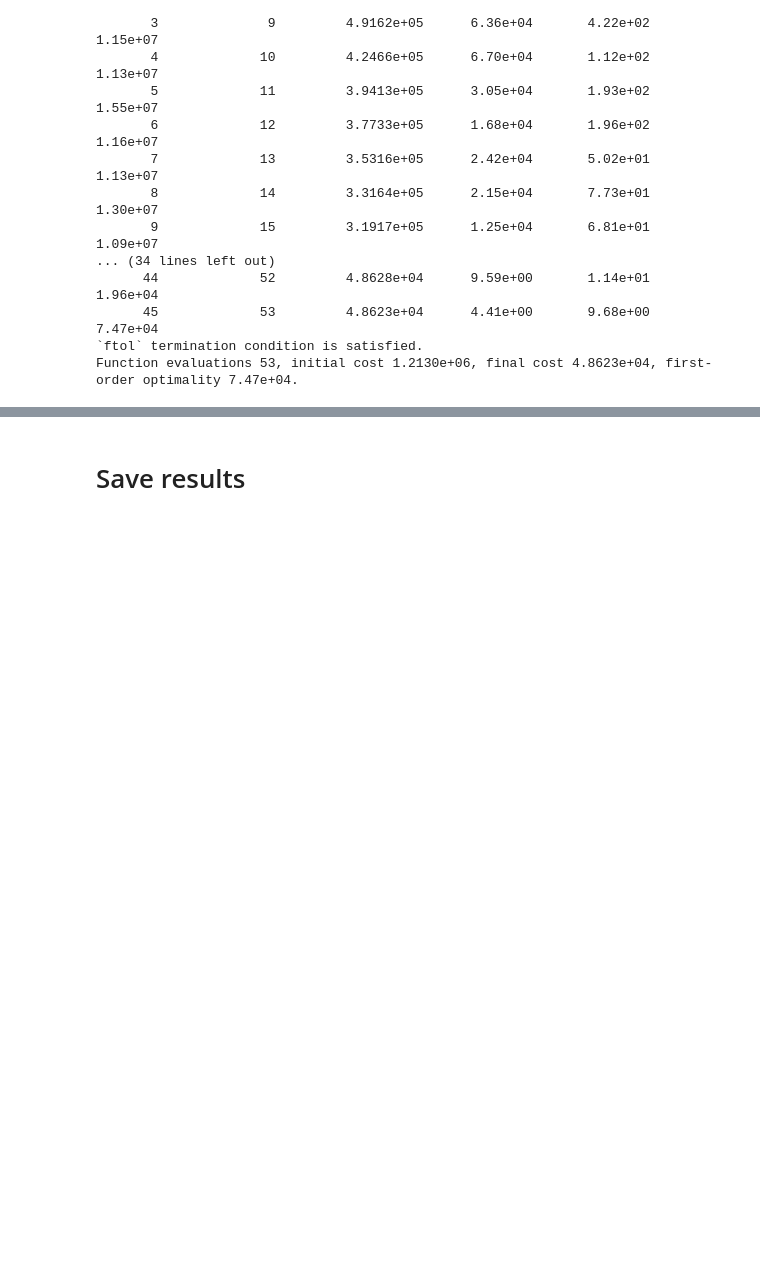
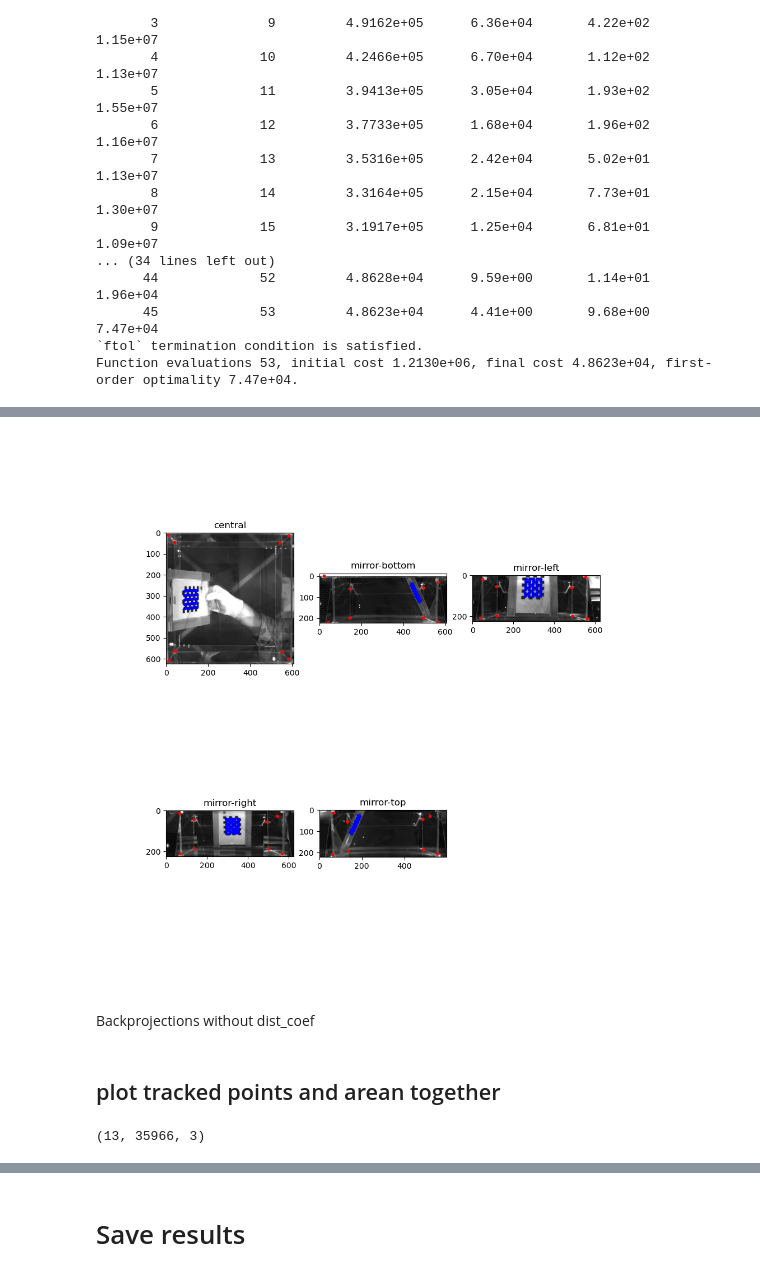
Before and after one commit to iurillilab/3d-setup, a Jupyter notebook: complete_pipeline/2_calibration_tutorial copy.ipynb, the cells around one changed output, grey strips where cells are left out. Saved outputs shown, nothing was run; the diff lists cells and outputs as text; code cells hidden in the pictures; blank space fills up the shorter version.

```diff
--- a/complete_pipeline/2_calibration_tutorial copy.ipynb
+++ b/complete_pipeline/2_calibration_tutorial copy.ipynb
@@ -303,0 +248,5 @@ plt.show()
+# %%
+back_projections = {}
+names = ['central', 'mirror-bottom', 'mirror-left', 'mirror-right', 'mirror-top']
+for extrinsic, intrinsic in zip(adj_extrinsics, adj_intrinsics):
+    back_projections[names.pop(0)] = mcc.project_points(arena_frame, extrinsic, intrinsic[0], dist_coefs=intrinsic[1])
@@ -303,0 +255,32 @@ plt.show()
+# %%
+names = ['central', 'mirror-bottom', 'mirror-left', 'mirror-right', 'mirror-top']
+checkboard_back_projections = {}
+
+for extrinsic, intrinsic in zip(adj_extrinsics, adj_intrinsics):
+    checkboard_back_projections[names.pop(0)] = mcc.project_points(checkboard_frame, extrinsic, intrinsic[0], dist_coefs=intrinsic[1])
+# %%
+# get the same frame from all the videos:
+import cv2
+idx = frame_idx
+frames = {}
+names = ['central', 'mirror-bottom', 'mirror-left', 'mirror-right', 'mirror-top']
+for frame, name in zip(video_paths, names):
+    cap = cv2.VideoCapture(str(frame))
+    cap.set(cv2.CAP_PROP_POS_FRAMES, idx)
+    res, frame = cap.read()
+    frames[name] = frame
+# %%
+plt.figure(figsize=(10, 10))
+
+for i, view in enumerate(camera_sequence):
+    plt.subplot(2, 3, i+1)
+    plt.imshow(frames[view], cmap='gray')
+    plt.scatter(back_projections[view][:, 0], back_projections[view][:, 1], c='r', s=10)
+    plt.scatter(checkboard_back_projections[view][:, 0], checkboard_back_projections[view][:, 1], c='b', s=10)
+    plt.title(view)
+
+plt.show()
+# %% [output]
+[figure, added]
+# %% [markdown]
+Backprojections without dist_coef
@@ -303,0 +298,2 @@ plt.show()
+# %% [markdown]
+## plot tracked points and arean together
@@ -303,0 +305,4 @@ plt.show()
+# %%
+tracked_points_3d.shape
+# %% [output]
+(13, 35966, 3)
```
Also changed, not shown: parts of 36 cells of this notebook.
